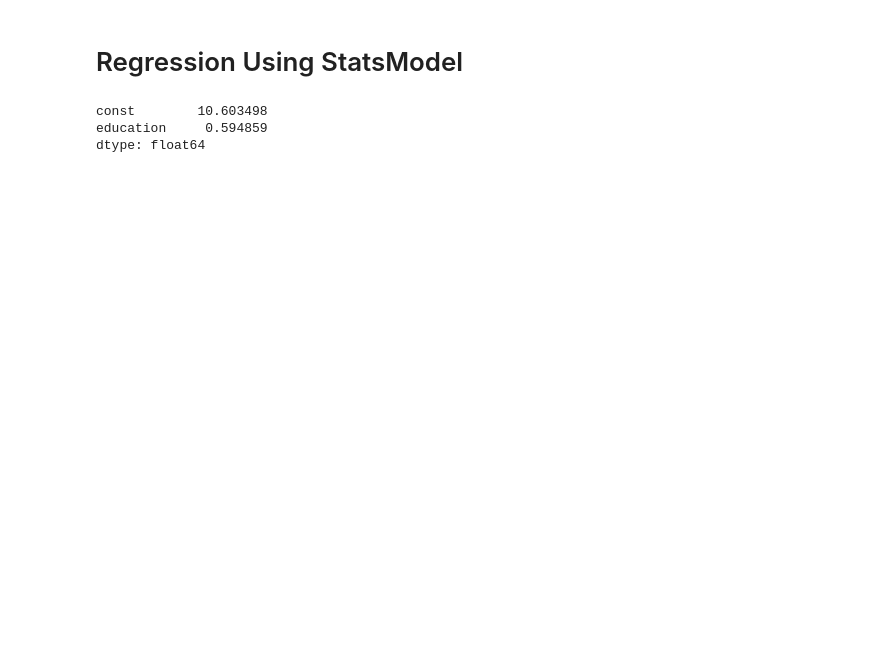
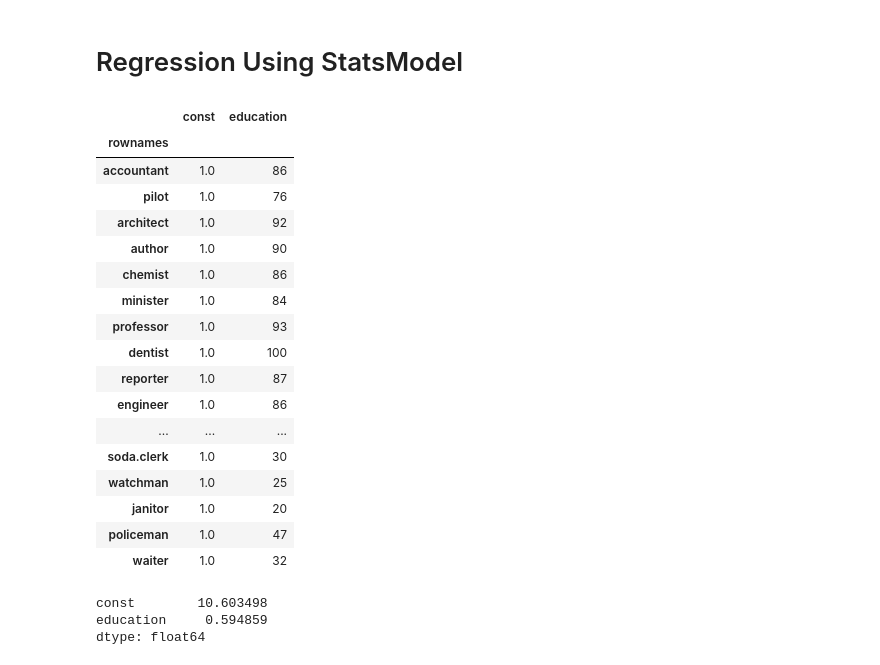
Before and after one commit to dkang131/ASDOS-OSP, a Jupyter notebook: W14/regression_materials.ipynb, the cells around one changed output. Drawn from its saved outputs; the diff is of its cells as text; code cells hidden in the pictures; blank space fills up the shorter version.

```diff
--- a/W14/regression_materials.ipynb
+++ b/W14/regression_materials.ipynb
@@ -15,6 +19,27 @@ Y = duncan_prestige.data['income']
 X = duncan_prestige.data['education']
 # %%
 X1 = sm.add_constant(X)
+# %%
+X1
+# %% [output]
+|  | const | education |
+| rownames |  |  |
+| accountant | 1.0 | 86 |
+| pilot | 1.0 | 76 |
+| architect | 1.0 | 92 |
+| author | 1.0 | 90 |
+| chemist | 1.0 | 86 |
+| minister | 1.0 | 84 |
+| professor | 1.0 | 93 |
+| dentist | 1.0 | 100 |
+| reporter | 1.0 | 87 |
+| engineer | 1.0 | 86 |
+| ... | ... | ... |
+| soda.clerk | 1.0 | 30 |
+| watchman | 1.0 | 25 |
+| janitor | 1.0 | 20 |
+| policeman | 1.0 | 47 |
+| waiter | 1.0 | 32 |
 # %%
 model = sm.OLS(Y,X1)
 # %%
```
Also changed, not shown: parts of 8 cells of this notebook, 2 other files.
